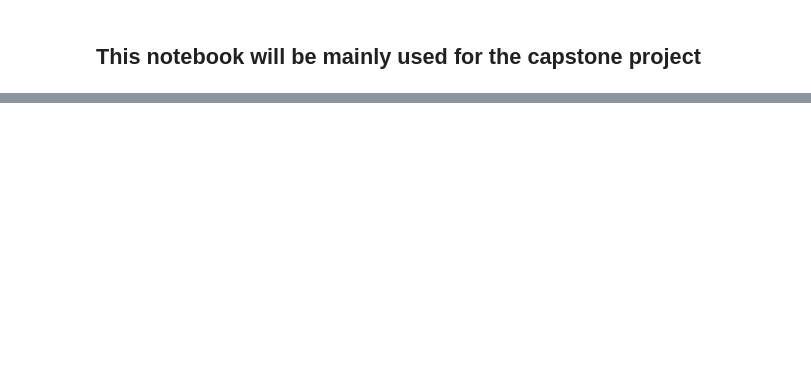
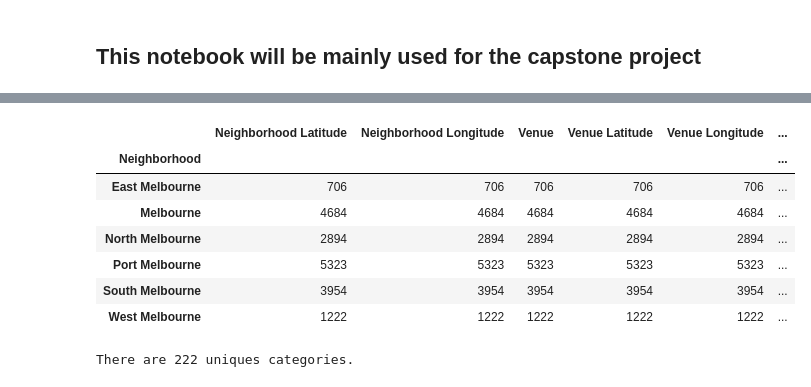
Before and after one commit to zinmyintnaung/Coursera_Capstone, a Jupyter notebook: capstone_notebook.ipynb, the cells around one changed output, grey strips where cells are left out. Cells and saved outputs as stored; diff of their text form; code cells hidden in the pictures; blank space fills up the shorter version.

```diff
--- a/capstone_notebook.ipynb
+++ b/capstone_notebook.ipynb
@@ -218,0 +168,11 @@ $1.81m
+# %%
+def get_category_type(row):
+    try:
+        categories_list = row['categories']
+    except:
+        categories_list = row['venue.categories']
+
+    if len(categories_list) == 0:
+        return None
+    else:
+        return categories_list[0]['name']
@@ -218,0 +287,15 @@ $1.81m
+# %%
+melbourne_venues.groupby('Neighborhood').count()
+# %% [output]
+|  | Neighborhood Latitude | Neighborhood Longitude | Venue | Venue Latitude | Venue Longitude | ... |
+| Neighborhood |  |  |  |  |  | ... |
+| East Melbourne | 706 | 706 | 706 | 706 | 706 | ... |
+| Melbourne | 4684 | 4684 | 4684 | 4684 | 4684 | ... |
+| North Melbourne | 2894 | 2894 | 2894 | 2894 | 2894 | ... |
+| Port Melbourne | 5323 | 5323 | 5323 | 5323 | 5323 | ... |
+| South Melbourne | 3954 | 3954 | 3954 | 3954 | 3954 | ... |
+| West Melbourne | 1222 | 1222 | 1222 | 1222 | 1222 | ... |
+# %%
+print('There are {} uniques categories.'.format(len(melbourne_venues['Venue Category'].unique())))
+# %% [output]
+There are 222 uniques categories.
```
Also changed, not shown: parts of 41 cells of this notebook.
